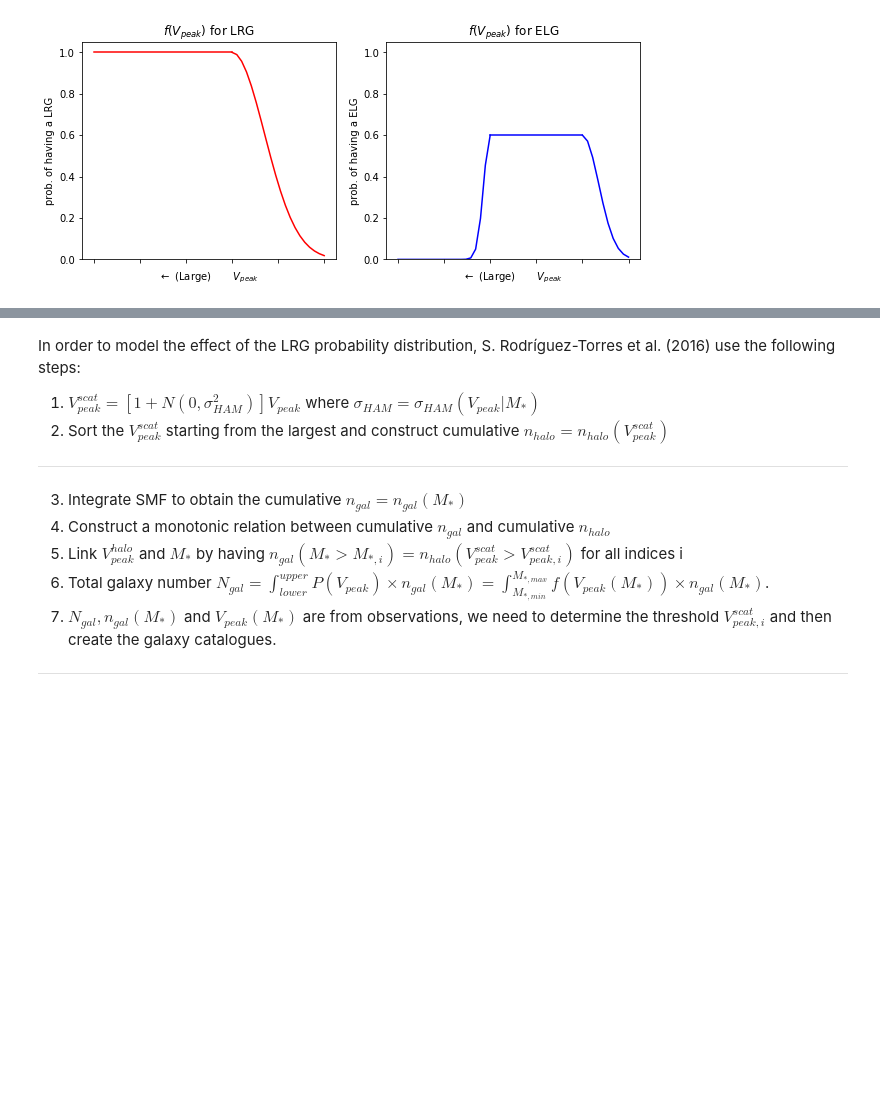
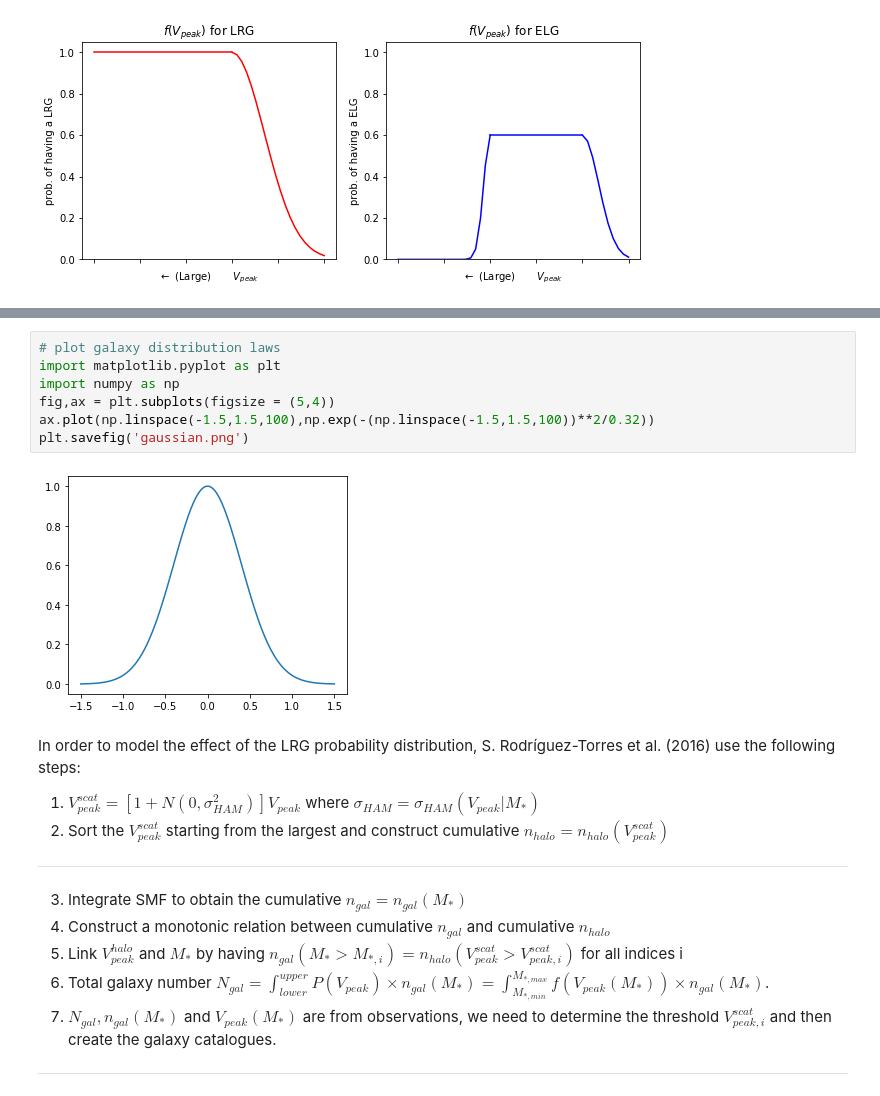
Before and after one commit to Jiaxi-Yu/BOSS-eBOSS-SHAM, a Jupyter notebook: basic_knowledge.ipynb, the cells around one changed output, grey strips where cells are left out. Drawn from its saved outputs; the diff is of its cells as text; blank space fills up the shorter version.

```diff
--- a/basic_knowledge.ipynb
+++ b/basic_knowledge.ipynb
@@ -36,3 +70,12 @@ ax.set_xticklabels([]);
+# %%
+# plot galaxy distribution laws
+import matplotlib.pyplot as plt
+import numpy as np
+fig,ax = plt.subplots(figsize = (5,4))
+ax.plot(np.linspace(-1.5,1.5,100),np.exp(-(np.linspace(-1.5,1.5,100))**2/0.32))
+plt.savefig('gaussian.png')
+# %% [output]
+[figure, added]
 # %% [markdown]
 In order to model the effect of the LRG probability distribution, S. Rodríguez-Torres et al. (2016) use the following steps:
 
```
Also changed, not shown: parts of 1 cell of this notebook, 4 other files.
